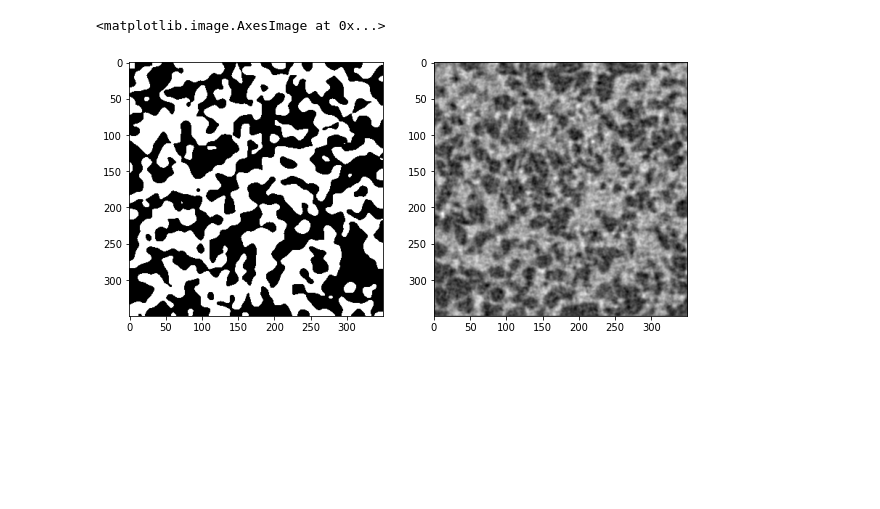
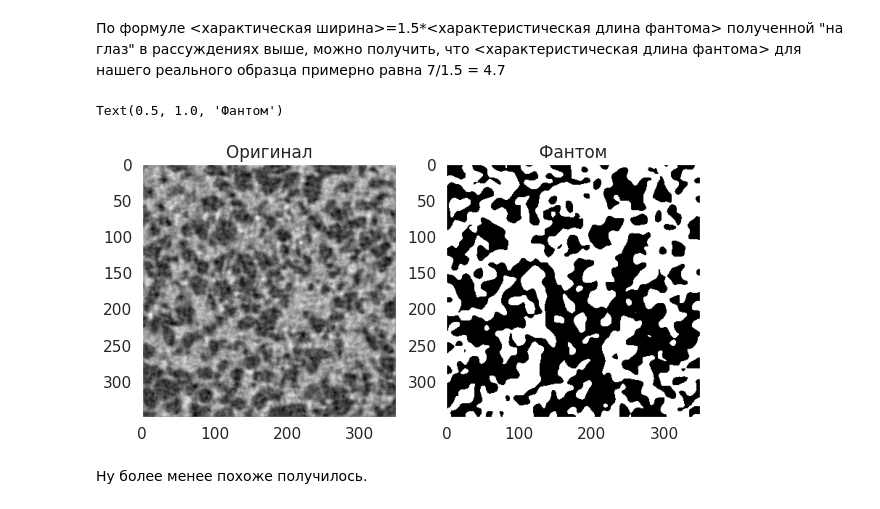
Before and after one commit to ankhafizov/MLTomography, a Jupyter notebook: wavelet_blobiness_trial.ipynb, the cells around one changed output. Cells and saved outputs as stored; diff of their text form; code cells hidden in the pictures; blank space fills up the shorter version.

```diff
--- a/wavelet_blobiness_trial.ipynb
+++ b/wavelet_blobiness_trial.ipynb
@@ -116,12 +276,17 @@ h5f = h5py.File('sample.h5','r')
 img2d = h5f['layer1'][:]
 h5f.close()
 # %%
-fig, axes = plt.subplots(ncols=2, figsize=(10,5))
+fig, axes = plt.subplots(ncols=2, figsize=(10,5), constrained_layout=True)
+
 axes[0].imshow(img2d, cmap='gray')
+axes[0].set_title("Оригинал")
+axes[0].grid()
 
-kernal = np.asarray([[1, 1, 1],
+kernel = np.asarray([[1, 1, 1],
                      [1, 1, 1],
                      [1, 1, 1]]) / 9
-img2d_filt = signal.fftconvolve(img2d, kernal, mode='same')
+img2d_filt = signal.fftconvolve(img2d, kernel, mode='same')
 axes[1].imshow(img2d_filt, cmap='gray')
+axes[1].set_title("После усредняющей фильтрации")
+axes[1].grid()
 # %% [output]
@@ -161,7 +370,16 @@ Text(0.5, 1.0, 'max: 7, length: 25')
+# %% [markdown]
+По формуле <характическая ширина>=1.5*<характеристическая длина фантома> полученной "на глаз" в рассуждениях выше, можно получить, что <характеристическая длина фантома> для нашего реального образца примерно равна 7/1.5 = 4.7
 # %%
 fig, axes = plt.subplots(ncols=2, figsize=(2*5,5))
-axes[0].imshow(pg.gen_phantom(img2d_filt.shape, 0.5, 5), cmap='gray')
-axes[1].imshow(img2d_filt, cmap='gray')
+axes[0].imshow(img2d_filt, cmap='gray')
+axes[0].grid()
+axes[0].set_title("Оригинал")
+
+axes[1].imshow(pg.gen_phantom(img2d_filt.shape, 0.5, 4.7), cmap='gray')
+axes[1].grid()
+axes[1].set_title("Фантом")
 # %% [output]
-<matplotlib.image.AxesImage at 0x...>
+Text(0.5, 1.0, 'Фантом')
-[figure, old version]
+[figure, new version]
+# %% [markdown]
+Ну более менее похоже получилось.
```
Also changed, not shown: parts of 36 cells of this notebook.
